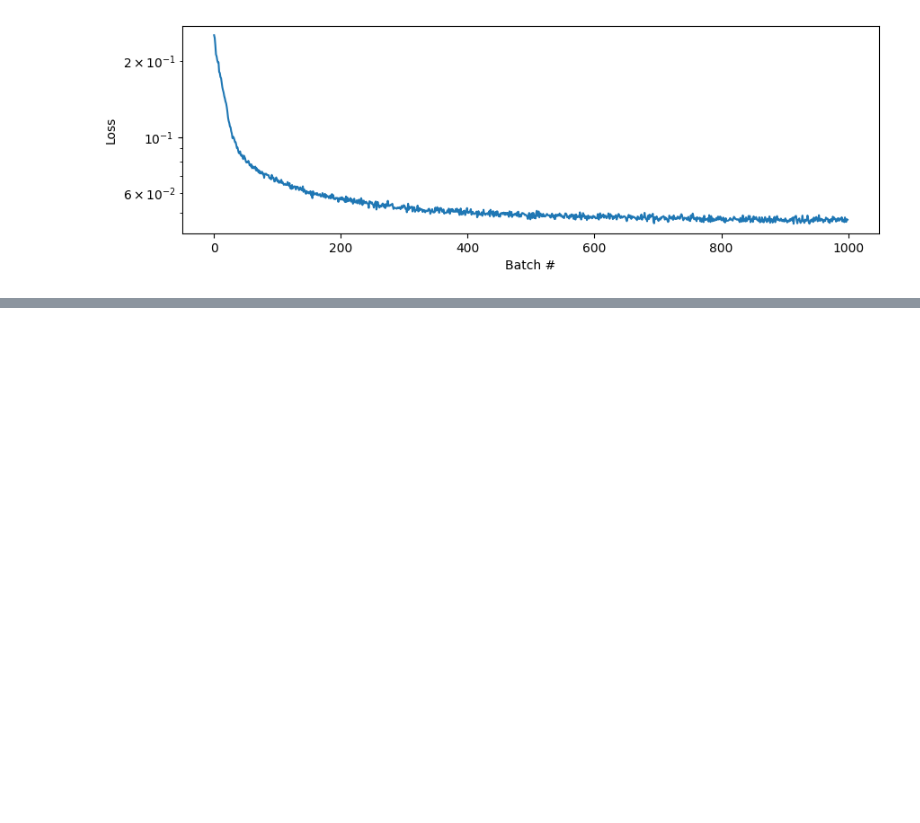
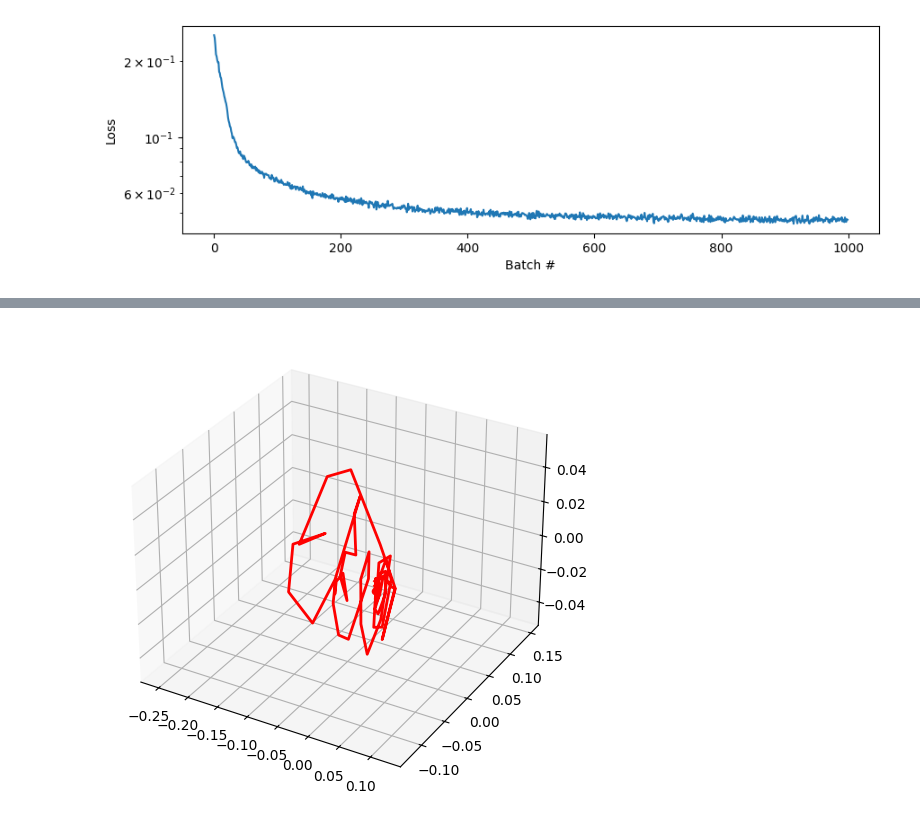
Before and after one commit to mshahbazi1997/MotorSavingModel, a Jupyter notebook: notebooks/test_network.ipynb, the cells around one changed output, grey strips where cells are left out. Cells and saved outputs as stored; diff of their text form; code cells hidden in the pictures; blank space fills up the shorter version.

```diff
--- a/notebooks/test_network.ipynb
+++ b/notebooks/test_network.ipynb
@@ -36,0 +52,4 @@ fig, ax = plot.plot_activation(all_hidden, all_actions)
+# %%
+transform.fit(rate_scaled, method='FA')
+# %%
+X_ld = transform.transform(rate_scaled, ensure_orthogonality=True)
@@ -36,0 +62,2 @@ fig, ax = plot.plot_activation(all_hidden, all_actions)
+# %%
+angle_set = np.deg2rad(np.arange(0,360,45)) # 8 directions
@@ -36,0 +69,4 @@ fig, ax = plot.plot_activation(all_hidden, all_actions)
+# %%
+reach_angles = []
+for cond in angle_set:
+    reach_angles.append(plt.cm.brg(cond / (2*np.pi) + 0.5))
@@ -36,0 +84,9 @@ fig, ax = plot.plot_activation(all_hidden, all_actions)
+# %%
+fig = plt.figure(figsize=(9, 6))
+ax = fig.add_subplot(111, projection='3d')
+for c in range(1):
+    ax.plot(X_ld[c, :, 0], X_ld[c,:, 1], X_ld[c,:, 2], lw=2, c=reach_angles[c])
+    ax.scatter(X_ld[c,0, 0], X_ld[c,0, 1], X_ld[c,0, 2], color=reach_angles[c])
+    ax.scatter(X_ld[c,-1, 0], X_ld[c,-1, 1], X_ld[c,-1, 2], marker = 'x' ,color=reach_angles[c])
+# %% [output]
+[figure, added]
```
Also changed, not shown: parts of 12 cells of this notebook.
